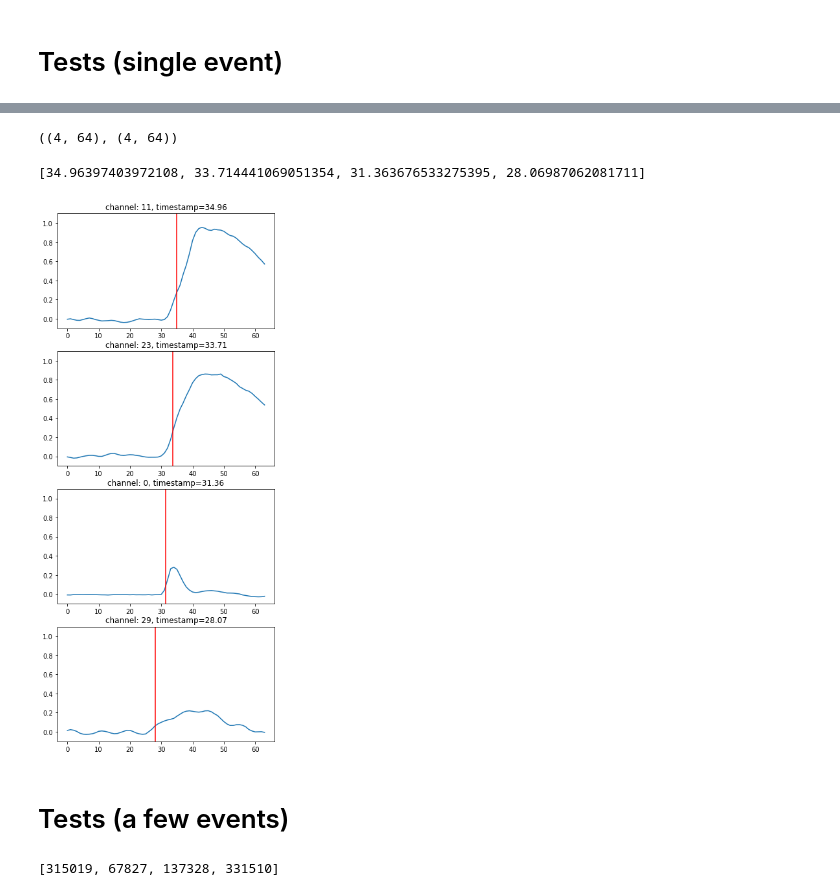
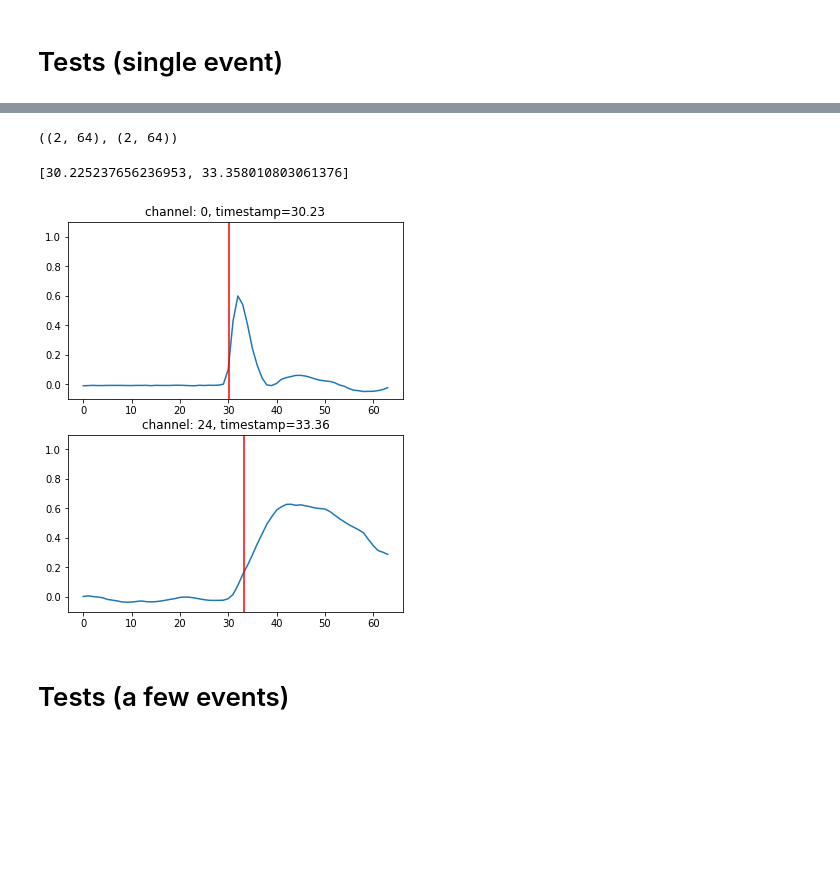
Before and after one commit to MatiXOfficial/pps-diamond-time-measurement, a Jupyter notebook: notebooks/cfd_tests.ipynb, the cells around one changed output, grey strips where cells are left out. Saved outputs shown, nothing was run; the diff lists cells and outputs as text; code cells hidden in the pictures; blank space fills up the shorter version.

```diff
--- a/notebooks/cfd_tests.ipynb
+++ b/notebooks/cfd_tests.ipynb
@@ -67,0 +26,4 @@ def cfd(time, voltage, threshold=5000, base_line=200, fraction=0.3, smooth=False
+# %%
+events = all_events[24]
+
+events.keys()
@@ -80,16 +44,12 @@ Channels: [11 23  0 29]
 # %%
-def flip_Y(X):
-    # return X
-    return (X - 1) * - 1
-
-event_ampl = flip_Y(events['sample_ampl'][i_event])
+event_ampl = events['sample_ampl'][i_event]
 
 # event_time = events['sample_time'][i_event]
 event_time = np.tile(np.arange(64), (len(event_ampl), 1))
 
 event_ampl.shape, event_time.shape
 # %% [output]
-((4, 64), (4, 64))
+((2, 64), (2, 64))
 # %%
 baseline = 20
 event_threshold = np.std(event_ampl[:, :baseline], axis=1) * 6
@@ -98,47 +58,24 @@ event_hysteresis = event_threshold / 100
 event_cfd_timestamps = []
 for i in range(len(event_ampl)):
     ampl = event_ampl[i]
-    time = event_time[i]
-    threshold = event_threshold[i]
-    hysteresis = event_hysteresis[i]
-
-    timestamp = cfd(time, ampl, threshold=threshold, base_line=baseline, hysteresis=hysteresis)
+    timestamp = cfd.predict(ampl)
     event_cfd_timestamps.append(timestamp)
 
 print(event_cfd_timestamps)
 # %% [output]
-[34.96397403972108, 33.714441069051354, 31.363676533275395, 28.06987062081711]
+[30.225237656236953, 33.358010803061376]
-# %%
-def plot_sample(time, ampl, title='', timestamp=None, ylim=False):
-    plt.plot(time, ampl)
-    if ylim:
-        plt.ylim(-0.1, 1.1)
-    if timestamp is not None:
-        plt.axvline(timestamp, c='red')
-        title += f', timestamp={timestamp:0.2f}'
-    plt.title(title)
-    if ylim:
-        plt.ylim(-0.1, 1.1)
 # %%
 plt.figure(figsize=(6, 15))
 for i, (ampl, time, timestamp, channel) in enumerate(zip(event_ampl, event_time, event_cfd_timestamps, event_channel)):
     plt.subplot(4, 1, i + 1)
-    plot_sample(time, ampl, title=f'channel: {channel}', timestamp=timestamp, ylim=True)
+    plot_sample(ampl, title=f'channel: {channel}', timestamp=timestamp, ylim=True)
 # %% [output]
-[figure, old version]
+[figure, new version]
 # %% [markdown]
 # Tests (a few events)
 # %%
-# selected_events = []
-# while len(selected_events) < 4:
-#     i_event = np.random.choice(np.arange(len(events['num_samples'])))
-#     if events['num_samples'][i_event] == 4 and 0 in events['sample_channel'][i_event]:
-#         selected_events.append(i_event)
+i_channel = 24
 
-# selected_events = [300914, 149867, 219162, 24642]
-selected_events = [315019, 67827, 137328, 331510]
-selected_events
+selected_events = [0, 2000, 4001, 8273]
-# %% [output]
-[315019, 67827, 137328, 331510]
 # %%
 def calculate_event_cfd(i_event, baseline=20):
```
Also changed, not shown: parts of 9 cells of this notebook, 1 other file.
